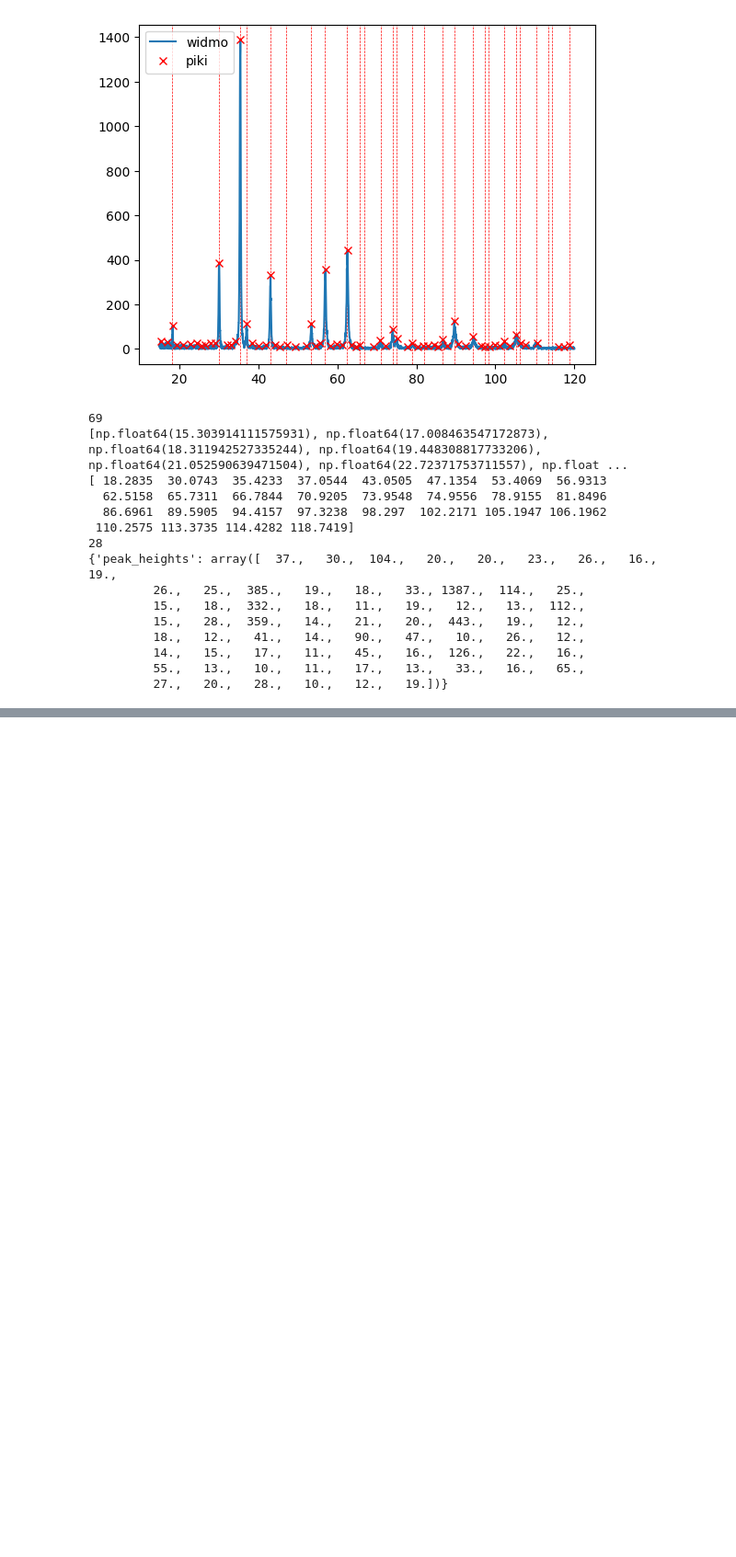
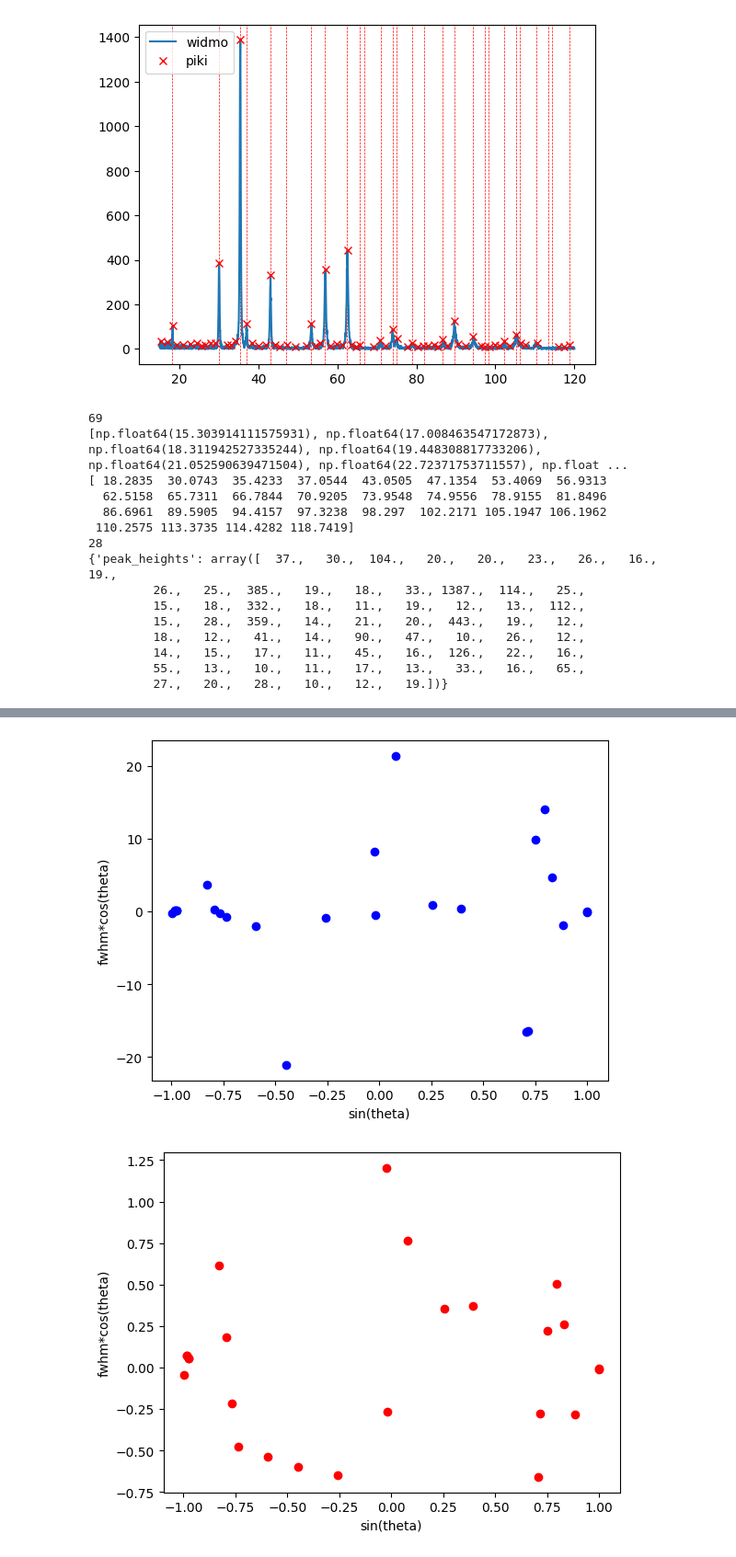
Before and after one commit to natkurdz/XRD-AI, a Jupyter notebook: testing_sample.ipynb, the cells around one changed output, grey strips where cells are left out. Shown at 92% size. Saved outputs shown, nothing was run; the diff lists cells and outputs as text; code cells hidden in the pictures; blank space fills up the shorter version.

```diff
--- a/testing_sample.ipynb
+++ b/testing_sample.ipynb
@@ -265,0 +305,21 @@ Wydajność wynosi:  0.9285714285714286
+# %%
+fwhm,t_fwhm,diff = finding_fwhm(f.without_aparature_counts,index_corrected,f.x,gauss_fit,f.theta_start,f.step)
+xx,yy = [],[]
+for i in range(len(fwhm)):
+    xx.append(math.sin(t_fwhm[i]))
+    yy.append(fwhm[i]*math.cos(t_fwhm[i]))
+plt.scatter(xx,yy,color = "blue")
+plt.xlabel("sin(theta)")
+plt.ylabel("fwhm*cos(theta)")
+plt.show()
+xx,yy = [],[]
+for i in range(len(diff)):
+    xx.append(math.sin(t_fwhm[i]))
+    yy.append(diff[i]*math.cos(t_fwhm[i]))
+plt.scatter(xx,yy,color = "red")
+plt.xlabel("sin(theta)")
+plt.ylabel("fwhm*cos(theta)")
+plt.show()
+# %% [output]
+[figure, added]
+[figure, added]
```
Also changed, not shown: parts of 11 cells of this notebook.
